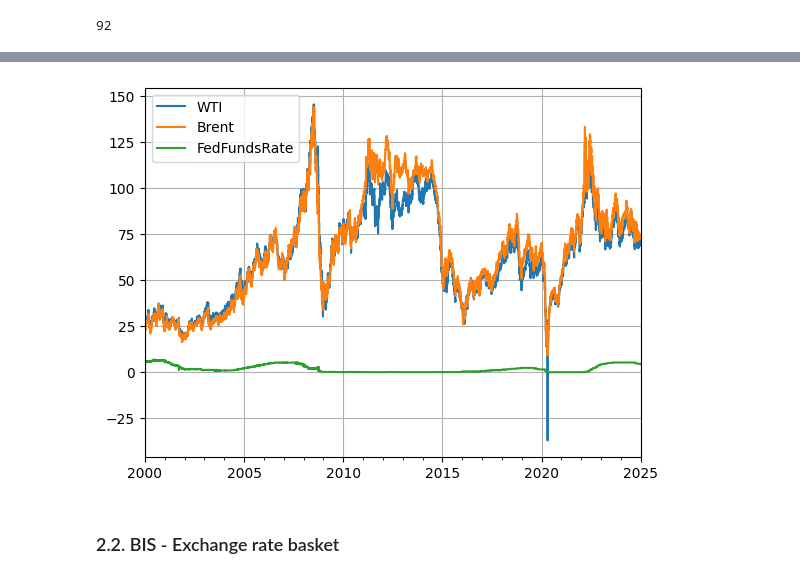
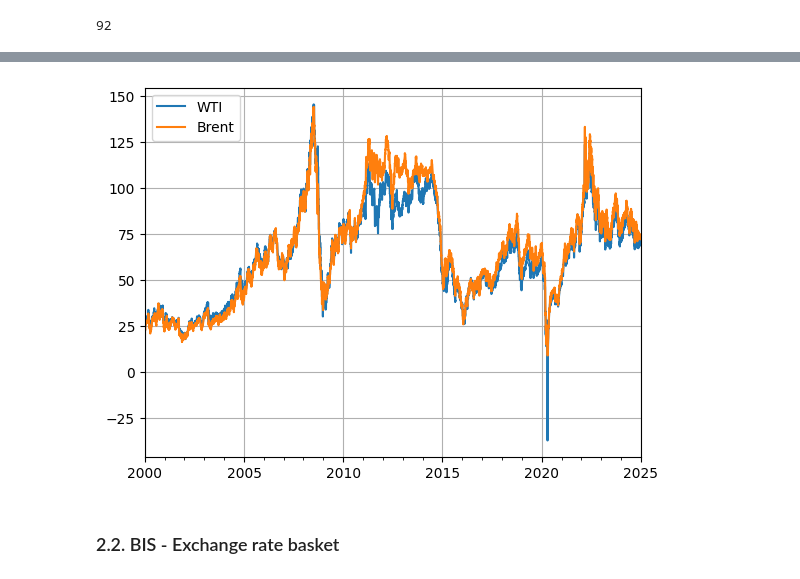
Before and after one commit to RobertHennings/Seminar, a Jupyter notebook: notebooks/01_econ_data_work.ipynb, the cells around one changed output, grey strips where cells are left out. Saved outputs shown, nothing was run; the diff lists cells and outputs as text; code cells hidden in the pictures.

```diff
--- a/notebooks/01_econ_data_work.ipynb
+++ b/notebooks/01_econ_data_work.ipynb
@@ -92,7 +93,7 @@ dl = DataLoading()
 dl.fred = Fred(api_key=FRED_KEY)
 # %%
 # fetch FRED series
-fred_map = {"WTI": "DCOILWTICO", "Brent": "DCOILBRENTEU", "FedFundsRate": "DFF"}
+fred_map = {"WTI": "DCOILWTICO", "Brent": "DCOILBRENTEU"} #, "FedFundsRate": "DFF"}
 series_dict, meta_dict, lowest = dl.get_fred_data(
     series_dict_mapping=fred_map,
     start_date=START_DATE,
@@ -116,14 +113,14 @@ DataFrame.fillna with 'method' is deprecated and will raise in a future version.
 # %%
 # Simple plot
 fred_df['WTI'].plot(label="WTI")
 fred_df['Brent'].plot(label="Brent")
-fred_df['FedFundsRate'].plot(label="FedFundsRate")
+# fred_df['FedFundsRate'].plot(label="FedFundsRate")
 
 plt.legend()
 plt.grid()
 plt.show()
 # %% [output]
-[figure, old version]
+[figure, new version]
 # %% [markdown]
 ### 2.2. BIS - Exchange rate basket
 # %%
```
Also changed, not shown: parts of 23 cells of this notebook, 1 other file.
